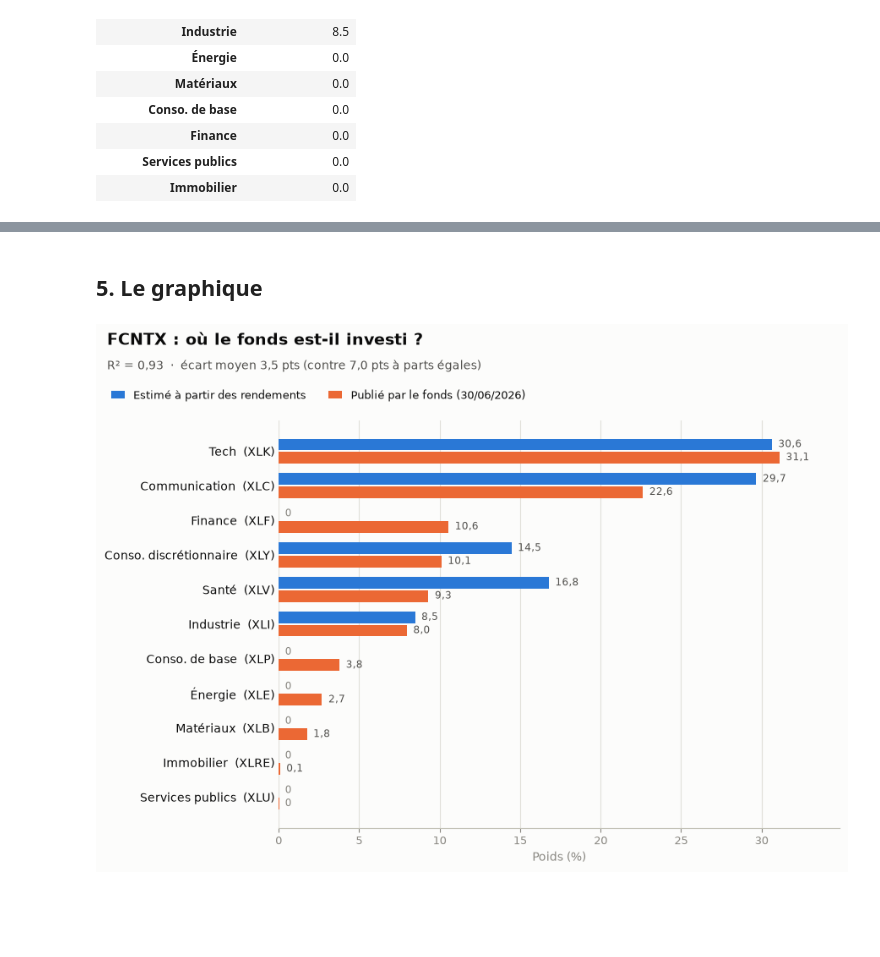
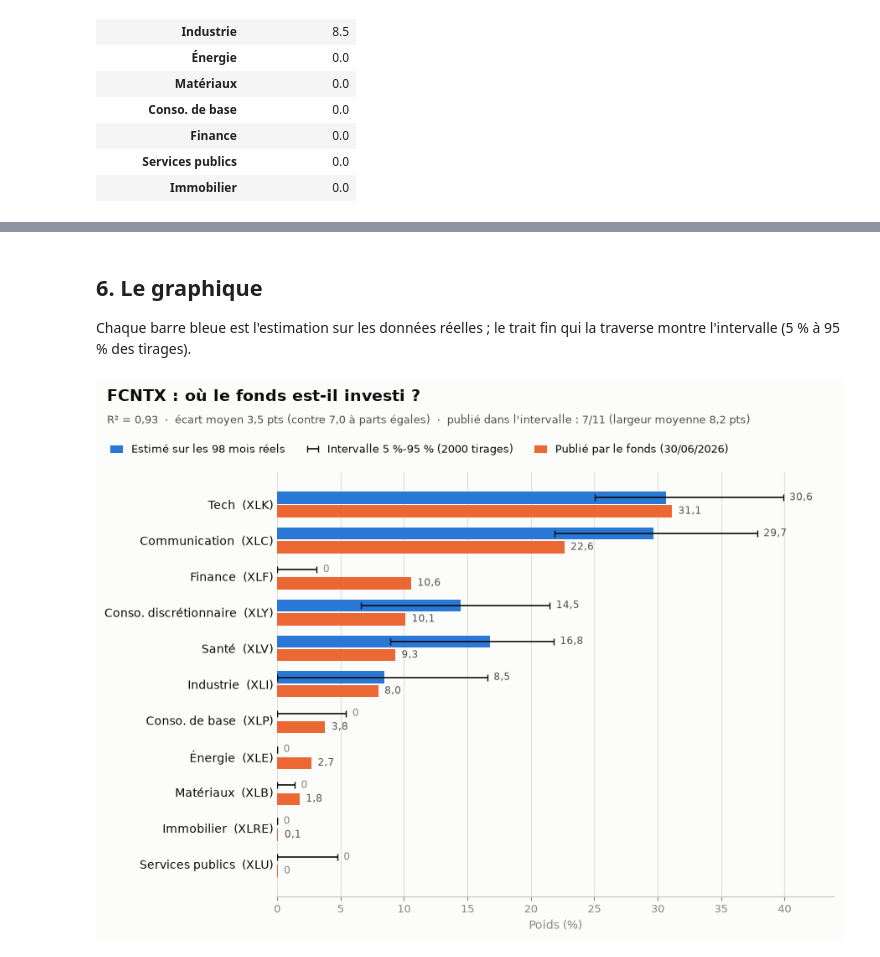
Before and after one commit to KCastets/Allocation-d-un-fond-d-investissement, a Jupyter notebook: notebook.ipynb, the cells around one changed output, grey strips where cells are left out. Saved outputs shown, nothing was run; the diff lists cells and outputs as text; code cells hidden in the pictures; blank space fills up the shorter version.

```diff
--- a/notebook.ipynb
+++ b/notebook.ipynb
@@ -184,5 +262,7 @@ Repère : 7.0 points en répartissant à parts égales (1/11 par secteur)
 # %% [markdown]
-## 5. Le graphique
+## 6. Le graphique
+
+Chaque barre bleue est l'estimation sur les données réelles ; le trait fin qui la traverse montre l'intervalle (5 % à 95 % des tirages).
 # %%
 # Barres horizontales triées par poids publié : les noms de secteurs se lisent sans rotation.
 # Deux versions (claire et sombre) pour que le README s'adapte au thème de GitHub.
@@ -201,54 +281,66 @@ def graphique(t, chemin=None):
     yy = np.arange(len(ordre))
     h = 0.38
 
-    fig, ax = plt.subplots(figsize=(9, 6.6), facecolor=t["fond"])
+    fig, ax = plt.subplots(figsize=(9, 6.8), facecolor=t["fond"])
     ax.set_facecolor(t["fond"])
 
-    series = [("Estimé à partir des rendements", est, t["estime"], +h / 2)]
+    # Estimé : barre = estimation sur les données réelles, trait = intervalle 5 %-95 % du bootstrap
+    ye = yy + h / 2
+    v = est[ordre].values
+    ax.barh(ye, v, h - 0.04, color=t["estime"], label="Estimé sur les 98 mois réels", zorder=2)
+    # np.clip par sécurité : un trait ne peut pas avoir une longueur négative
+    xerr = np.clip([v - bas[ordre].values, haut[ordre].values - v], 0, None)
+    ax.errorbar(v, ye, xerr=xerr, fmt="none",
+                ecolor=t["encre"], elinewidth=1.2, capsize=3, zorder=3,
+                label=f"Intervalle 5 %-95 % ({N_TIRAGES} tirages)")
+    for yi, vi, hi in zip(ye, v, haut[ordre].values):
+        texte = fr(vi) if vi >= 0.05 else "0"
+        ax.text(max(vi, hi) + 0.5, yi, texte, va="center", fontsize=8.5,
+                color=t["encre2"] if vi >= 0.05 else t["discret"])
+
     if remplis:
-        series.append(("Publié par le fonds (30/06/2026)", pub, t["publie"], -h / 2))
-    for nom, s, couleur, dy in series:
-        v = s[ordre].values
-        ax.barh(yy + dy, v, h - 0.04, color=couleur, label=nom, zorder=2)
-        for yi, vi in zip(yy + dy, v):
-            if vi >= 0.05:
-                ax.text(vi + 0.4, yi, fr(vi), va="center", fontsize=8.5, color=t["encre2"])
-            else:                                              # barre vide : on l'écrit pour qu'elle se voie
-                ax.text(0.4, yi, "0", va="center", fontsize=8.5, color=t["discret"])
+        yp = yy - h / 2
+        ax.barh(yp, pub[ordre].values, h - 0.04, color=t["publie"],
+                label="Publié par le fonds (30/06/2026)", zorder=2)
+        for yi, vi in zip(yp, pub[ordre].values):
+            ax.text(vi + 0.5, yi, fr(vi) if vi >= 0.05 else "0", va="center", fontsize=8.5,
+                    color=t["encre2"] if vi >= 0.05 else t["discret"])
 
     ax.set_yticks(yy)
     ax.set_yticklabels([f"{SECTEURS[e]}  ({e})" for e in ordre], color=t["encre"], fontsize=10)
-    ax.set_xlim(0, max(est.max(), pub.max() if remplis else 0) * 1.12)
+    ax.set_xlim(0, max(haut.max(), pub.max() if remplis else 0) * 1.1)
     ax.set_xlabel("Poids (%)", color=t["discret"])
     ax.tick_params(axis="x", colors=t["discret"], labelsize=9)
     ax.tick_params(axis="y", length=0)
     ax.grid(axis="x", color=t["grille"], linewidth=0.8, zorder=0)
     for cote in ("top", "right", "left"):
         ax.spines[cote].set_visible(False)
     ax.spines["bottom"].set_color(t["axe"])
 
     # Titre, sous-titre et légende alignés sur le bord gauche de la figure
     fig.text(0.02, 0.975, "FCNTX : où le fonds est-il investi ?", ha="left", va="top",
              fontsize=14, fontweight="bold", color=t["encre"])
     sous_titre = f"R² = {fr(r2, 2)}"
     if remplis:
-        sous_titre += f"  ·  écart moyen {fr(ecart_moyen)} pts (contre {fr(ecart_naif)} pts à parts égales)"
-    fig.text(0.02, 0.925, sous_titre, ha="left", va="top", fontsize=10, color=t["encre2"])
-    leg = fig.legend(loc="upper left", bbox_to_anchor=(0.012, 0.89), ncol=2, frameon=False,
-                     fontsize=9.5, handlelength=1.2)
+        sous_titre += (f"  ·  écart moyen {fr(ecart_moyen)} pts (contre {fr(ecart_naif)} à parts égales)"
+                       f"  ·  publié dans l'intervalle : {dedans.sum()}/{len(etfs)}"
+                       f" (largeur moyenne {fr(largeur)} pts)")
+    fig.text(0.02, 0.93, sous_titre, ha="left", va="top", fontsize=9.5, color=t["encre2"])
+    leg = fig.legend(loc="upper left", bbox_to_anchor=(0.012, 0.895), ncol=3, frameon=False,
+                     fontsize=9, handlelength=1.2)
     for texte in leg.get_texts():
         texte.set_color(t["encre"])
 
-    fig.tight_layout(rect=(0, 0, 1, 0.84))
+    fig.tight_layout(rect=(0, 0, 1, 0.85))
     if chemin:
         fig.savefig(chemin, dpi=160, facecolor=t["fond"])
     return fig
 
 os.makedirs("figures", exist_ok=True)
 graphique(THEMES["sombre"], "figures/estime_vs_publie_sombre.png")
 plt.close()
 graphique(THEMES["clair"], "figures/estime_vs_publie.png")
 plt.show()
 # %% [output]
-[figure, old version]
+[figure, new version]
 # %% [markdown]
```
Also changed, not shown: parts of 6 cells of this notebook, 3 other files.
